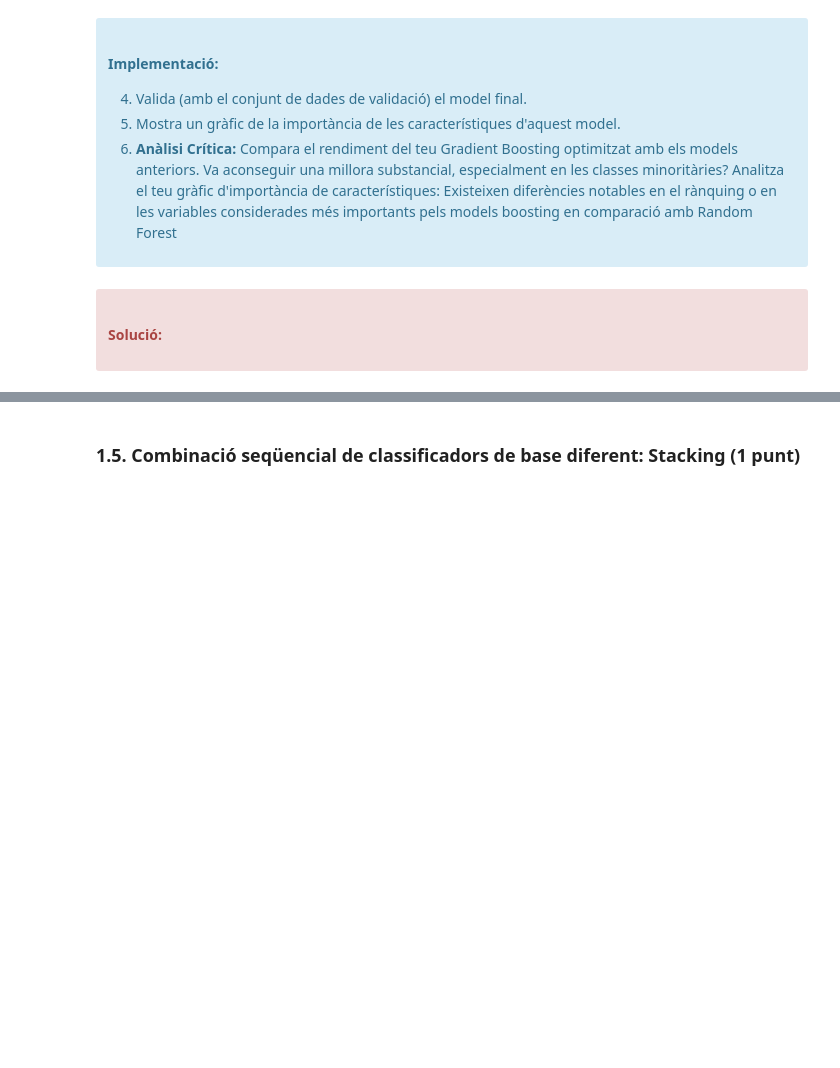
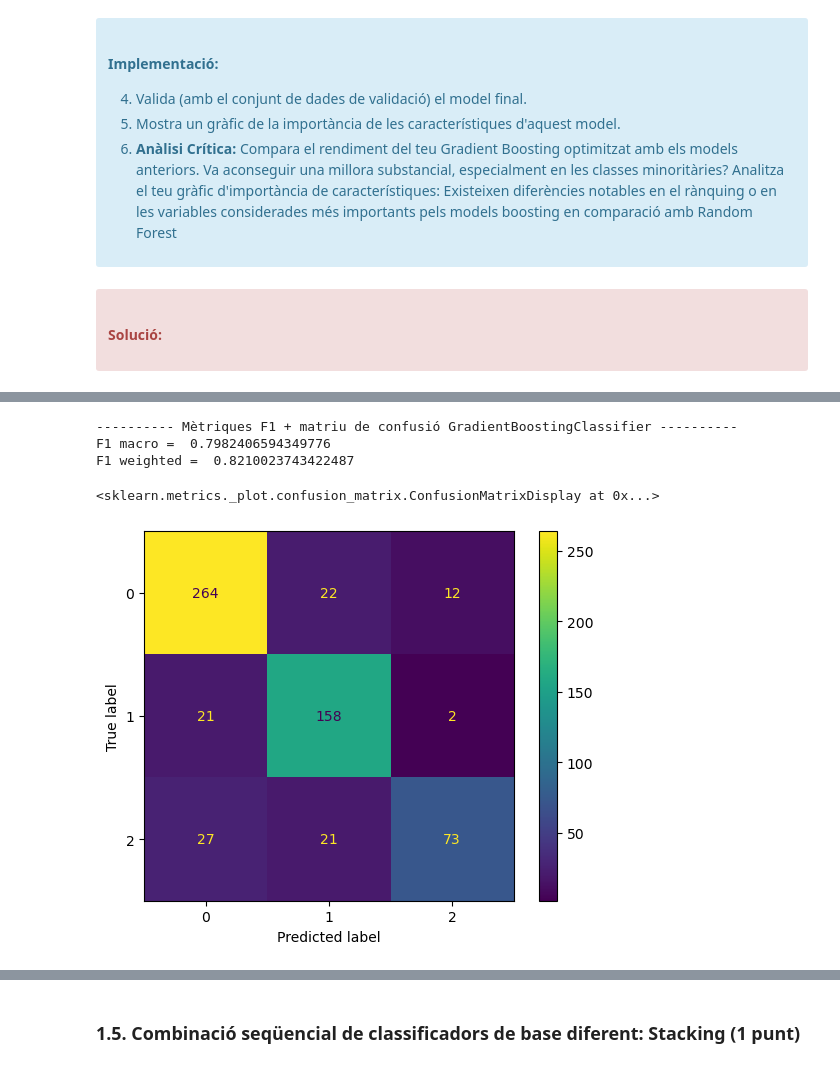
Before and after one commit to marc7666/PAC4-aprenentatge-automatic, a Jupyter notebook: M2_991_20242_PAC4_Enunciat.ipynb, the cells around one changed output, grey strips where cells are left out. Saved outputs shown, nothing was run; the diff lists cells and outputs as text; code cells hidden in the pictures; blank space fills up the shorter version.

```diff
--- a/M2_991_20242_PAC4_Enunciat.ipynb
+++ b/M2_991_20242_PAC4_Enunciat.ipynb
@@ -866,0 +911,11 @@ Comenta dins d'aquesta cel·la la teva anàlisi crítica, fes servir tantes cel
+# %%
+print("---------- Mètriques F1 + matriu de confusió GradientBoostingClassifier ----------")
+print(f"F1 macro = ", f1_score(y_test, gradient_predictions, average="macro"))
+print(f"F1 weighted = ",f1_score(y_test, gradient_predictions, average="weighted"))
+ConfusionMatrixDisplay.from_predictions(y_test, gradient_predictions)
+# %% [output]
+---------- Mètriques F1 + matriu de confusió GradientBoostingClassifier ----------
+F1 macro =  0.7982406594349776
+F1 weighted =  0.8210023743422487
+<sklearn.metrics._plot.confusion_matrix.ConfusionMatrixDisplay at 0x...>
+[figure, added]
```
Also changed, not shown: parts of 25 cells of this notebook.
